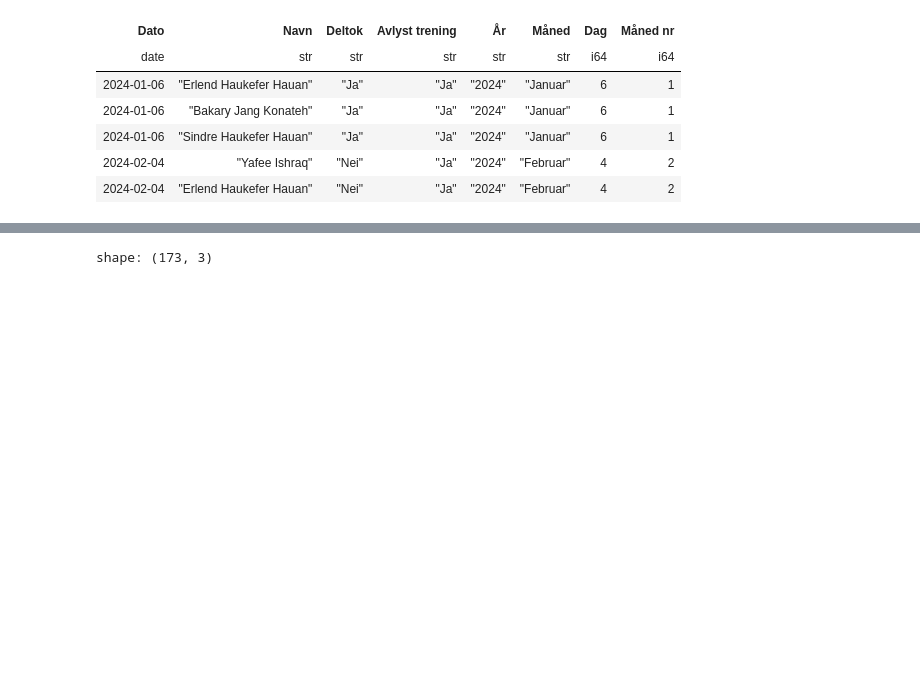
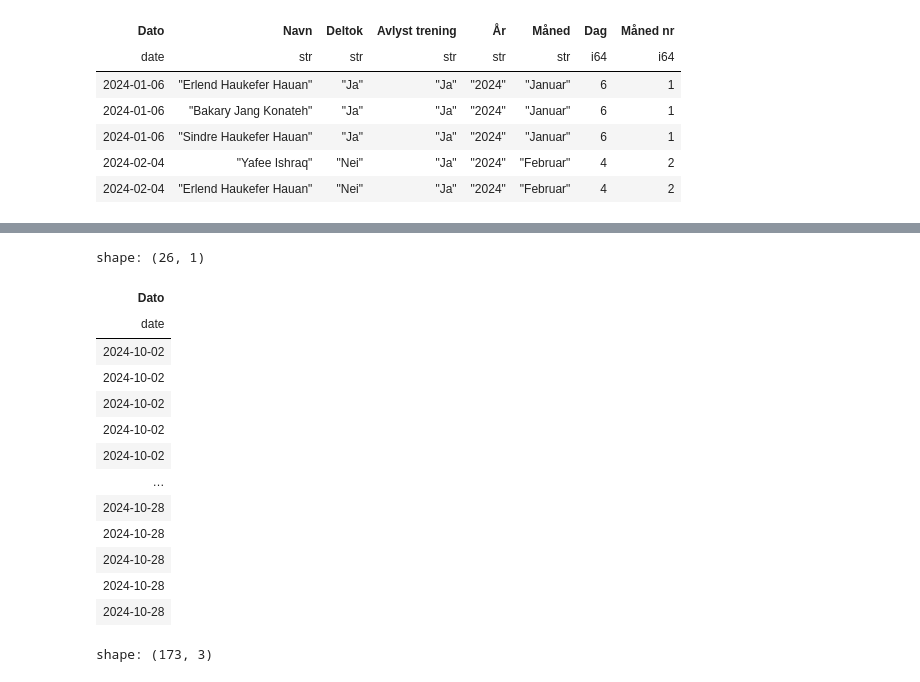
Before and after one commit to PolarsDude/treningsstatistikk-, a Jupyter notebook: test_fil.ipynb, the cells around one changed output, grey strips where cells are left out. Saved outputs shown, nothing was run; the diff lists cells and outputs as text; code cells hidden in the pictures; blank space fills up the shorter version.

```diff
--- a/test_fil.ipynb
+++ b/test_fil.ipynb
@@ -83,3 +85,20 @@ shape: (385, 4)
+# %%
+df.select('Dato').filter(pl.col('Dato').dt.month()==10)
+# %% [output]
+shape: (26, 1)
+| Dato |
+| date |
+| 2024-10-02 |
+| 2024-10-02 |
+| 2024-10-02 |
+| 2024-10-02 |
+| 2024-10-02 |
+| … |
+| 2024-10-28 |
+| 2024-10-28 |
+| 2024-10-28 |
+| 2024-10-28 |
+| 2024-10-28 |
 # %%
 (df
 .group_by('Navn','Måned')
```
Also changed, not shown: parts of 3 cells of this notebook, 1 other file.
